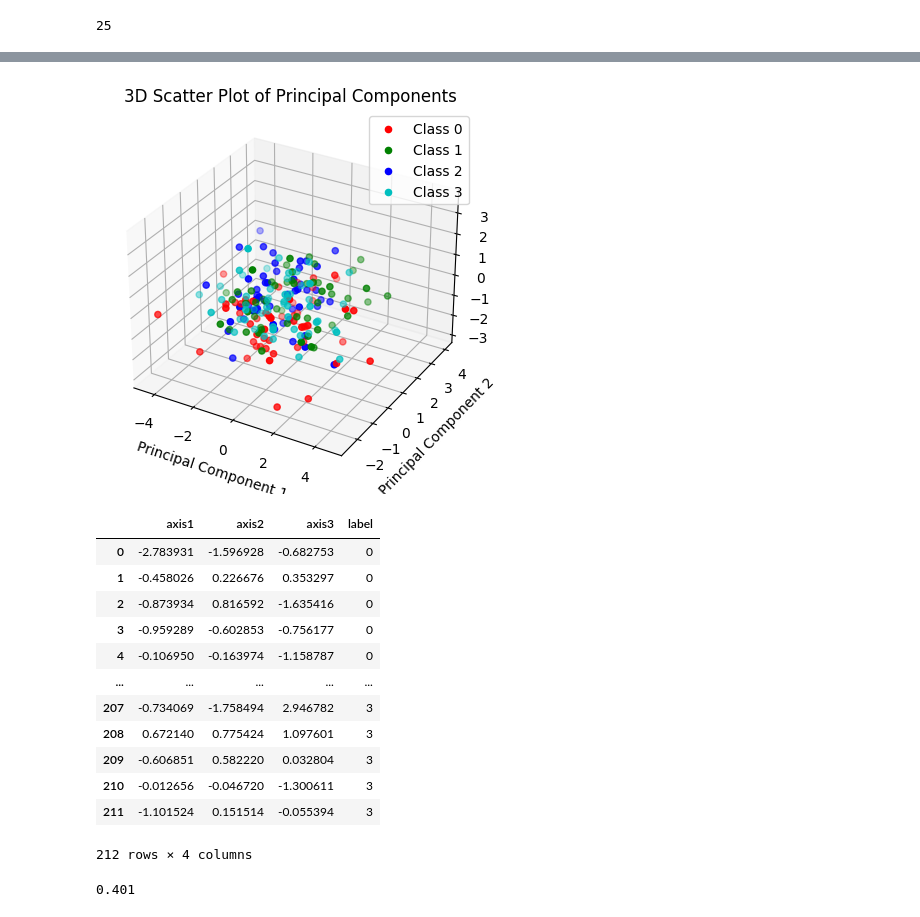
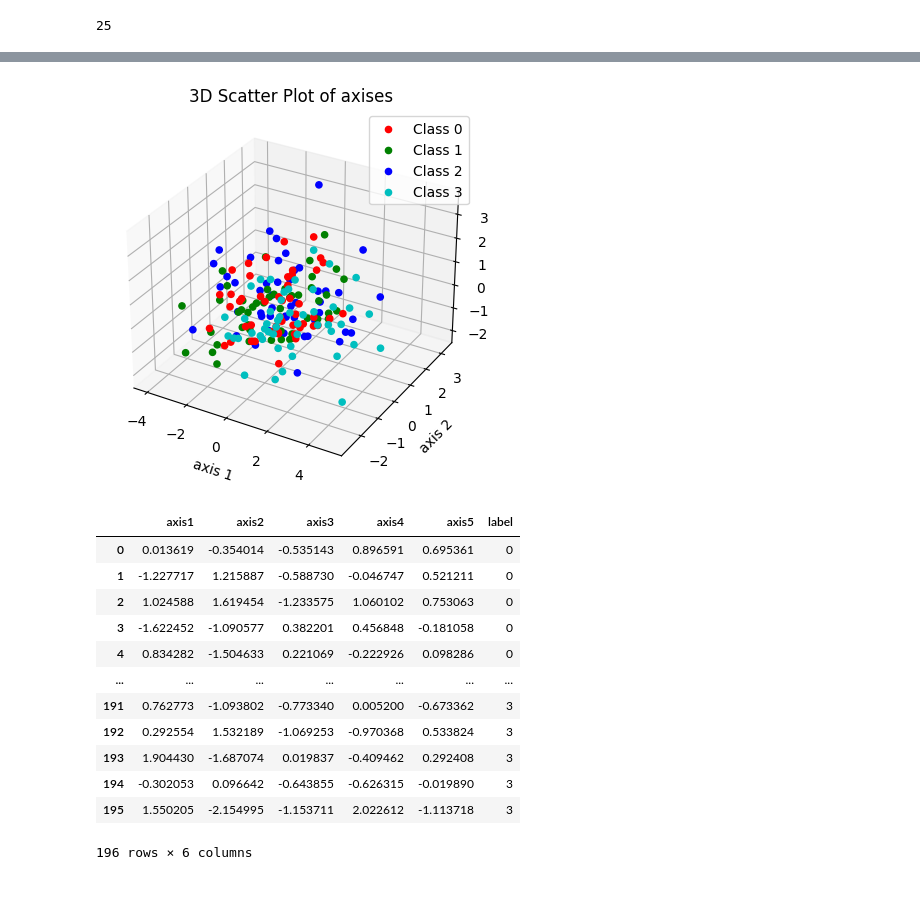
Before and after one commit to Cld338/EEG_analysis, a Jupyter notebook: example/main_single_class.ipynb, the cells around one changed output, grey strips where cells are left out. Cells and saved outputs as stored; diff of their text form; code cells hidden in the pictures; blank space fills up the shorter version.

```diff
--- a/example/main_single_class.ipynb
+++ b/example/main_single_class.ipynb
@@ -206,31 +206,26 @@ pd.concat([principalDF, labelDF], axis=1)
 #     labelDF], axis=1)
 
 # last_data.columns = ['principal component1', 'principal component2', 'label']
-# %%
-
-
-# 데이터를 DataFrame으로 생성
-df = pd.concat([principalDF, labelDF], axis=1)
-df.columns = [f"principal component{i+1}" for i in range(n_componunts)]+["label"]
-
-# # 3D scatter plot 그리기
-# fig = plt.figure()
-# ax = fig.add_subplot(111, projection='3d')
-
-# # 클래스별로 색상을 다르게 설정
-# colors = ['r', 'g', 'b', 'c']
-# for i in range(4):  # 클래스 개수에 맞게 범위 설정
-#     subset = df[df['label'] == i]
-#     ax.scatter(subset['principal component1'], subset['principal component2'], subset['principal component3'], c=colors[i], label=f'Class {i}')
-
-# ax.set_xlabel('Principal Component 1')
-# ax.set_ylabel('Principal Component 2')
-# ax.set_zlabel('Principal Component 3')
-# ax.set_title('3D Scatter Plot of Principal Components')
-# ax.legend()
-# plt.show()
-# %% [output]
-[figure, removed]
+# %%
+# 데이터를 DataFrame으로 생성
+df = pd.concat([principalDF, labelDF], axis=1)
+plotDF3D(df ,4)
+df
+# %% [output]
+[figure, added]
+|  | axis1 | axis2 | axis3 | axis4 | axis5 | label |
+| 0 | 0.013619 | -0.354014 | -0.535143 | 0.896591 | 0.695361 | 0 |
+| 1 | -1.227717 | 1.215887 | -0.588730 | -0.046747 | 0.521211 | 0 |
+| 2 | 1.024588 | 1.619454 | -1.233575 | 1.060102 | 0.753063 | 0 |
+| 3 | -1.622452 | -1.090577 | 0.382201 | 0.456848 | -0.181058 | 0 |
+| 4 | 0.834282 | -1.504633 | 0.221069 | -0.222926 | 0.098286 | 0 |
+| ... | ... | ... | ... | ... | ... | ... |
+| 191 | 0.762773 | -1.093802 | -0.773340 | 0.005200 | -0.673362 | 3 |
+| 192 | 0.292554 | 1.532189 | -1.069253 | -0.970368 | 0.533824 | 3 |
+| 193 | 1.904430 | -1.687074 | 0.019837 | -0.409462 | 0.292408 | 3 |
+| 194 | -0.302053 | 0.096642 | -0.643855 | -0.626315 | -0.019890 | 3 |
+| 195 | 1.550205 | -2.154995 | -1.153711 | 2.022612 | -1.113718 | 3 |
+196 rows × 6 columns
 # %%
 LDA_DF = pd.concat([pd.DataFrame(LDATransform(principalDF, labelDF, 3, "eigen")), labelDF], axis=1)
 # %%
@@ -241,18 +235,3 @@ scaler = StandardScaler()
 scaler.fit(LDA_DF.loc[:, :"axis3"])
 LDA_DF_Scaled = pd.concat([pd.DataFrame(scaler.transform(LDA_DF.loc[:, :"axis3"])), labelDF], axis=1)
 LDA_DF_Scaled.columns = [f"axis{i+1}" for i in range(3)] + ["label"]
-LDA_DF_Scaled
-# %% [output]
-|  | axis1 | axis2 | axis3 | label |
-| 0 | -2.783931 | -1.596928 | -0.682753 | 0 |
-| 1 | -0.458026 | 0.226676 | 0.353297 | 0 |
-| 2 | -0.873934 | 0.816592 | -1.635416 | 0 |
-| 3 | -0.959289 | -0.602853 | -0.756177 | 0 |
-| 4 | -0.106950 | -0.163974 | -1.158787 | 0 |
-| ... | ... | ... | ... | ... |
-| 207 | -0.734069 | -1.758494 | 2.946782 | 3 |
-| 208 | 0.672140 | 0.775424 | 1.097601 | 3 |
-| 209 | -0.606851 | 0.582220 | 0.032804 | 3 |
-| 210 | -0.012656 | -0.046720 | -1.300611 | 3 |
-| 211 | -1.101524 | 0.151514 | -0.055394 | 3 |
-212 rows × 4 columns
@@ -261,20 +237,0 @@ np.save("./dataframe", LDA_DF_Scaled)
-# %%
-# 2
-# 테스트하고자 하는 파라미터 값들을 사전타입으로 정의
-svm_clf = svm.SVC(kernel = 'rbf',random_state=100)
-parameters = {
-    'C': [0.01, 0.1, 1, 5, 10, 25, 50, 100],
-    'gamma': [0.001, 0.01, 0.1, 1, 10, 25, 50, 100],
-}
-
-grid_svm = GridSearchCV(svm_clf,
-    param_grid = parameters, cv = 2, n_jobs=-1, refit=True)
-
-grid_svm.fit(LDA_DF_Scaled.loc[:, :"axis3"], labelDF)
-
-result = pd.DataFrame(grid_svm.cv_results_['params'])
-result['mean_test_score'] = grid_svm.cv_results_['mean_test_score']
-print()
-print(round(result.sort_values(by='mean_test_score', ascending=False).iloc[0]["mean_test_score"],3))
-# %% [output]
-0.401
```
Also changed, not shown: parts of 16 cells of this notebook, 22 other files.
